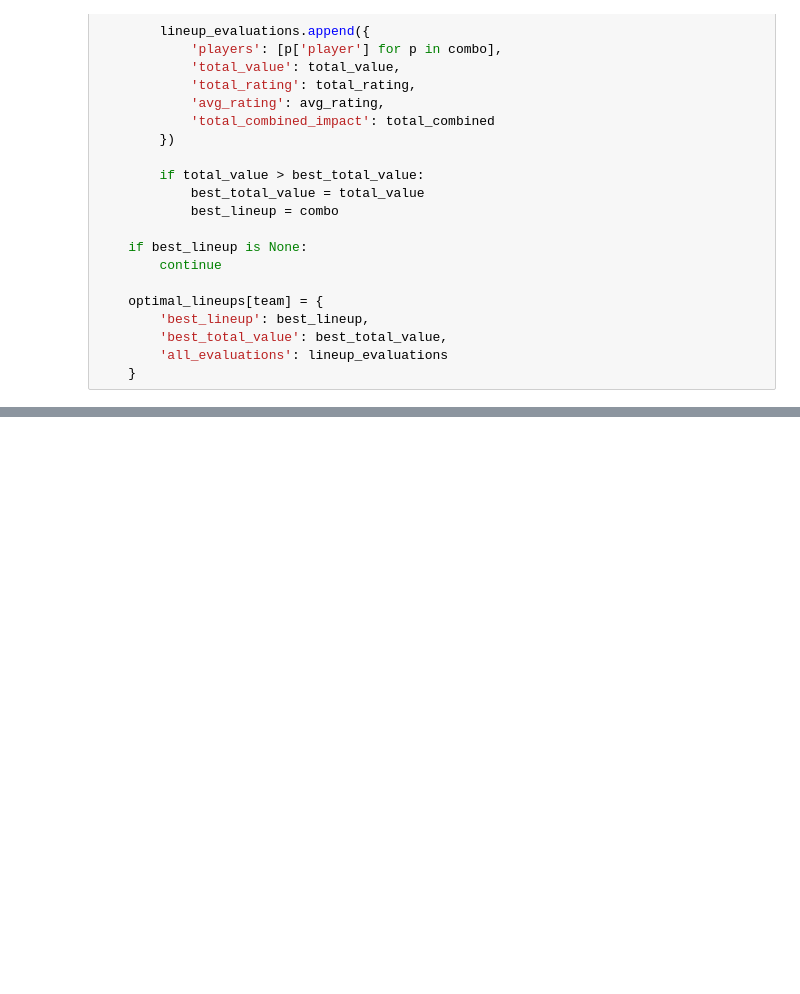
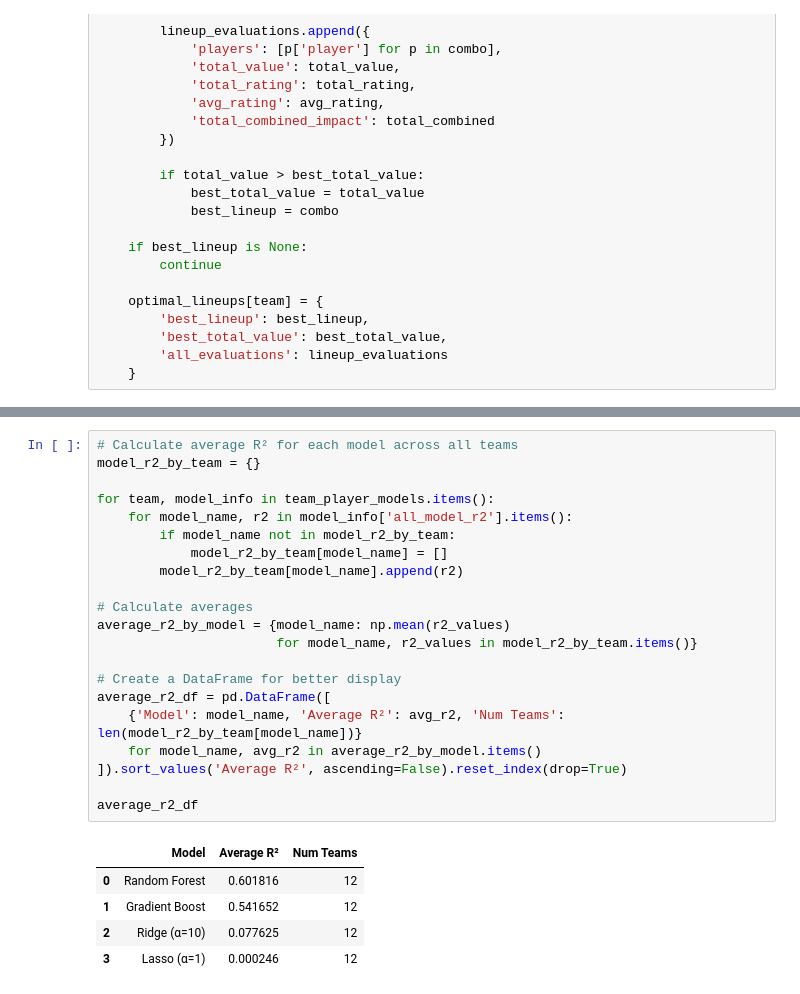
Before and after one commit to alewisuw/MSE433M1, a Jupyter notebook: analysis.ipynb, the cells around one changed output, grey strips where cells are left out. Cells and saved outputs as stored; diff of their text form; blank space fills up the shorter version.

```diff
--- a/analysis.ipynb
+++ b/analysis.ipynb
@@ -457,0 +456,27 @@ all_model_r2
+# %%
+# Calculate average R² for each model across all teams
+model_r2_by_team = {}
+
+for team, model_info in team_player_models.items():
+    for model_name, r2 in model_info['all_model_r2'].items():
+        if model_name not in model_r2_by_team:
+            model_r2_by_team[model_name] = []
+        model_r2_by_team[model_name].append(r2)
+
+# Calculate averages
+average_r2_by_model = {model_name: np.mean(r2_values)
+                       for model_name, r2_values in model_r2_by_team.items()}
+
+# Create a DataFrame for better display
+average_r2_df = pd.DataFrame([
+    {'Model': model_name, 'Average R²': avg_r2, 'Num Teams': len(model_r2_by_team[model_name])}
+    for model_name, avg_r2 in average_r2_by_model.items()
+]).sort_values('Average R²', ascending=False).reset_index(drop=True)
+
+average_r2_df
+# %% [output]
+|  | Model | Average R² | Num Teams |
+| 0 | Random Forest | 0.601816 | 12 |
+| 1 | Gradient Boost | 0.541652 | 12 |
+| 2 | Ridge (α=10) | 0.077625 | 12 |
+| 3 | Lasso (α=1) | 0.000246 | 12 |
```
Also changed, not shown: parts of 5 cells of this notebook, 1 other file.
